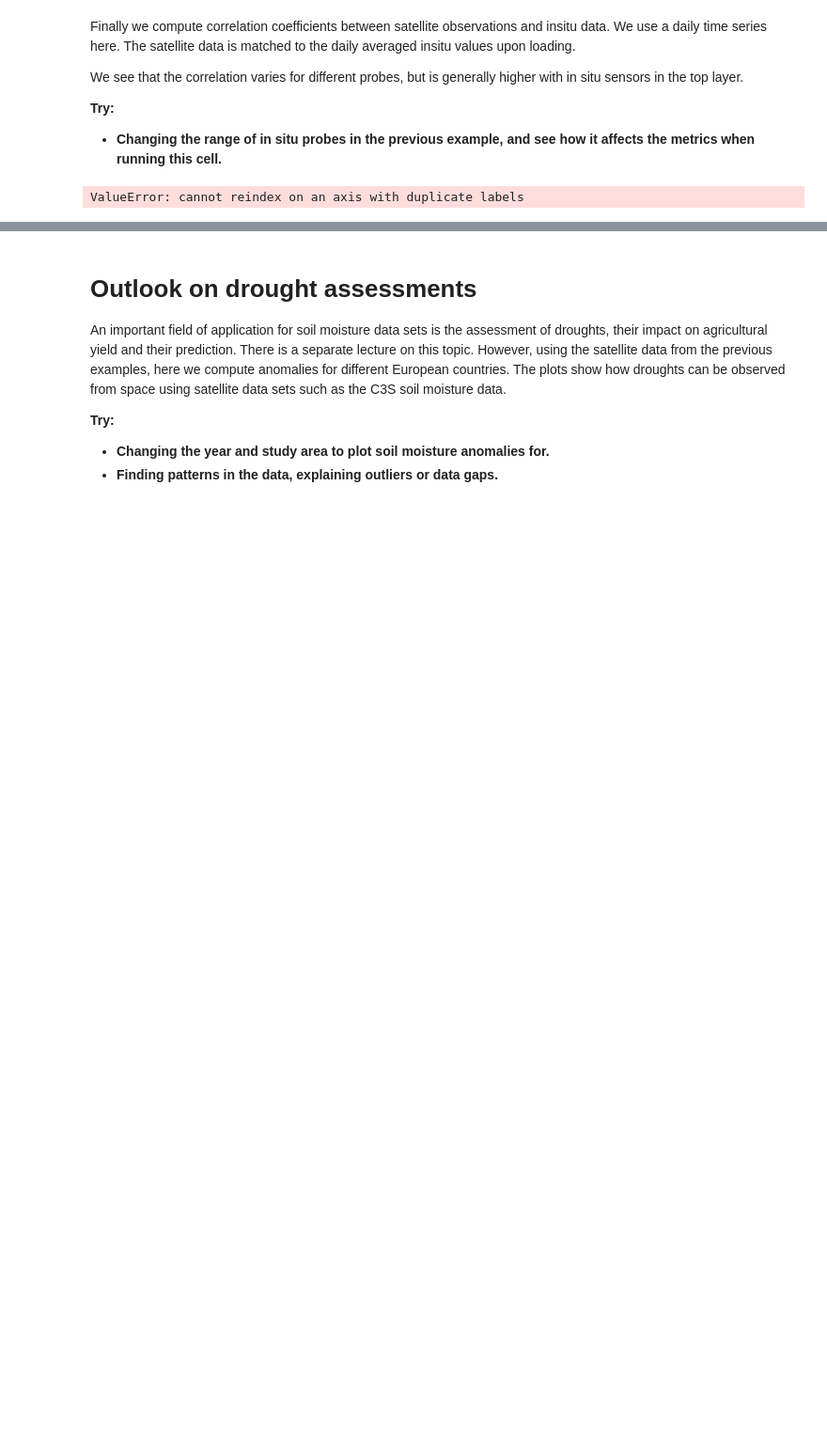
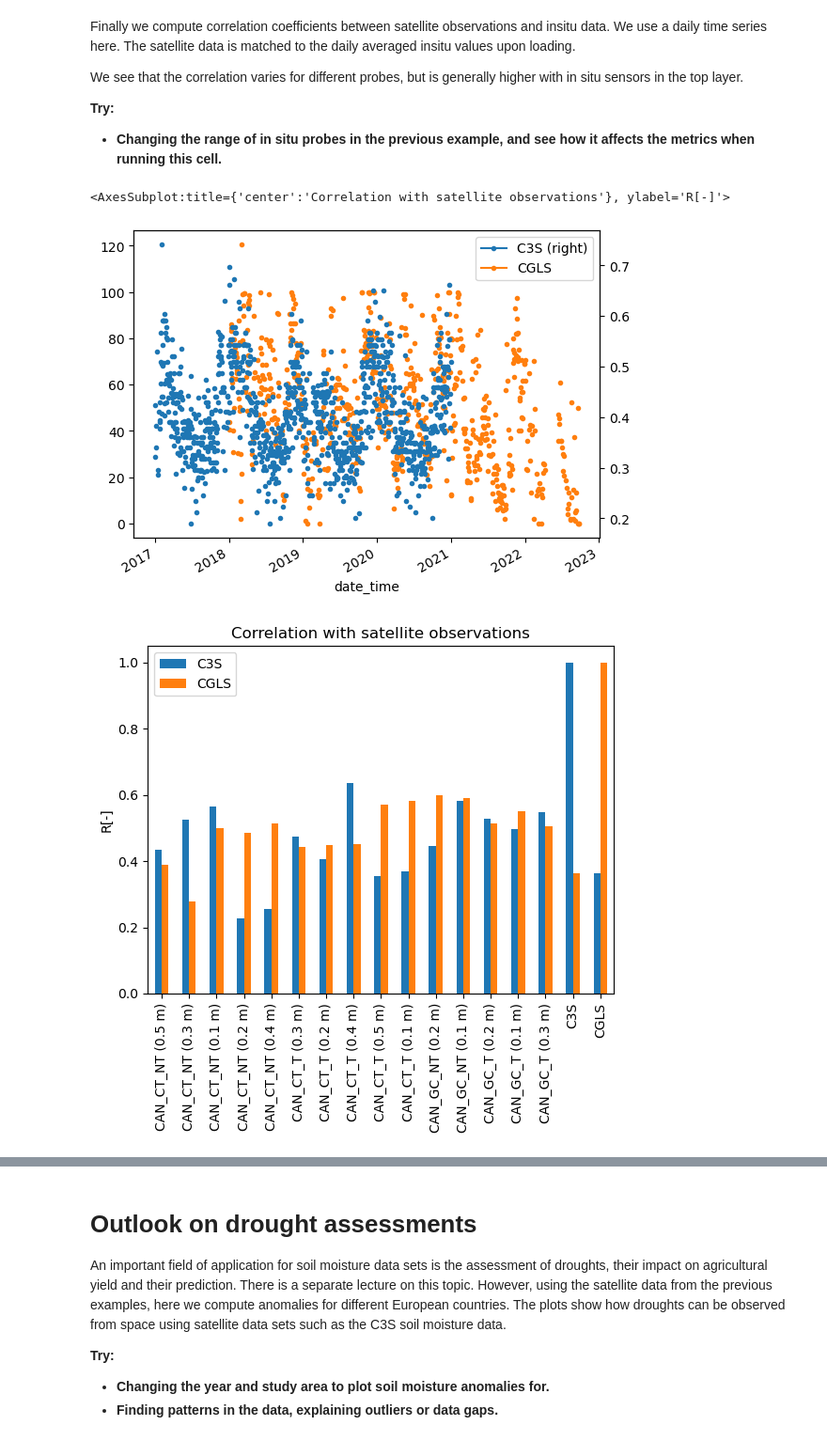
Before and after one commit to wpreimes/esa_ltc_materials, a Jupyter notebook: lecture1_soil_moisture.ipynb, the cells around one changed output, grey strips where cells are left out. Shown at 94% size. Drawn from its saved outputs; the diff is of its cells as text; code cells hidden in the pictures; blank space fills up the shorter version.

```diff
--- a/lecture1_soil_moisture.ipynb
+++ b/lecture1_soil_moisture.ipynb
@@ -423,12 +423,16 @@ We see that the correlation varies for different probes, but is generally higher
 
 * **Changing the range of in situ probes in the previous example, and see how it affects the metrics when running this cell.**
 # %%
-stems['C3S'] = pd.read_csv("./LTC_DATA/C3S_PASSIVE_TS_ITALY_8_625_44_625_daily.csv", index_col=0, parse_dates=True)['sm']
+stems['C3S'] = pd.read_csv("./LTC_DATA/C3S_PASSIVE_TS_ITALY_8_625_44_625_daily.csv", index_col=0, parse_dates=True).loc['2017-01-01':, 'sm']
+cgls_sm = cgls_sm[~cgls_sm.index.duplicated()]
 stems['CGLS'] = cgls_sm
 stems[['C3S','CGLS']].plot(marker='.', secondary_y='C3S')
+# we take the daily averages of the insitu (and satellite data) and present correlations as a bar plot
 stems.resample('D').mean().corr()[['C3S', 'CGLS']].plot.bar(rot=90, ylabel='R[-]', title='Correlation with satellite observations')
 # %% [output]
-ValueError: cannot reindex on an axis with duplicate labels
+<AxesSubplot:title={'center':'Correlation with satellite observations'}, ylabel='R[-]'>
+[figure, added]
+[figure, added]
 # %% [markdown]
 ## Satellite soil moisture validation with QA4SM
 
```
Also changed, not shown: parts of 7 cells of this notebook, 1 other file.
